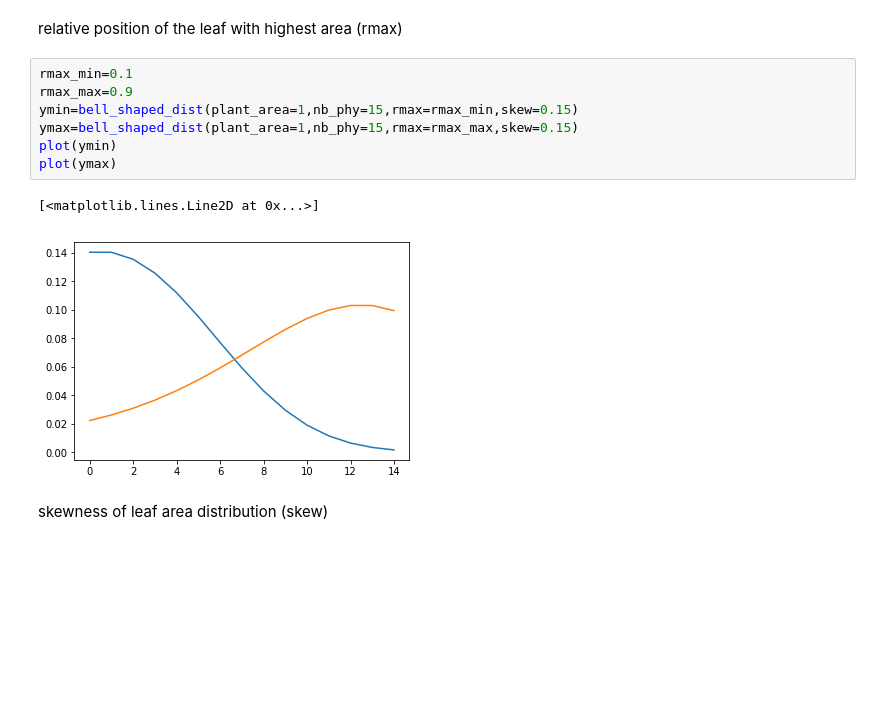
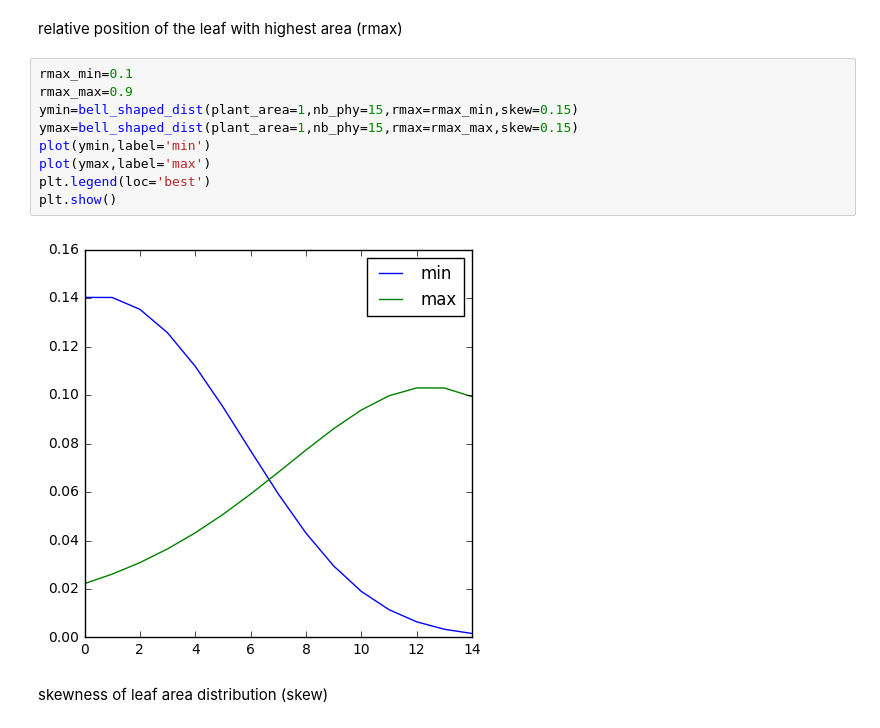
Before and after one commit to openalea-training/supagro_training_2018, a Jupyter notebook: TD_4/3D_Maize_parameters_Solution.ipynb, the cells around one changed output. Cells and saved outputs as stored; diff of their text form; blank space fills up the shorter version.

```diff
--- a/TD_4/3D_Maize_parameters_Solution.ipynb
+++ b/TD_4/3D_Maize_parameters_Solution.ipynb
@@ -40,13 +41,14 @@ relative position of the leaf with highest area (rmax)
 # %%
 rmax_min=0.1
 rmax_max=0.9
 ymin=bell_shaped_dist(plant_area=1,nb_phy=15,rmax=rmax_min,skew=0.15)
 ymax=bell_shaped_dist(plant_area=1,nb_phy=15,rmax=rmax_max,skew=0.15)
-plot(ymin)
-plot(ymax)
+plot(ymin,label='min')
+plot(ymax,label='max')
+plt.legend(loc='best')
+plt.show()
 # %% [output]
-[<matplotlib.lines.Line2D at 0x...>]
-[figure, old version]
+[figure, new version]
 # %% [markdown]
 skewness of leaf area distribution (skew)
 # %%
```
Also changed, not shown: parts of 26 cells of this notebook, 3 other files.
